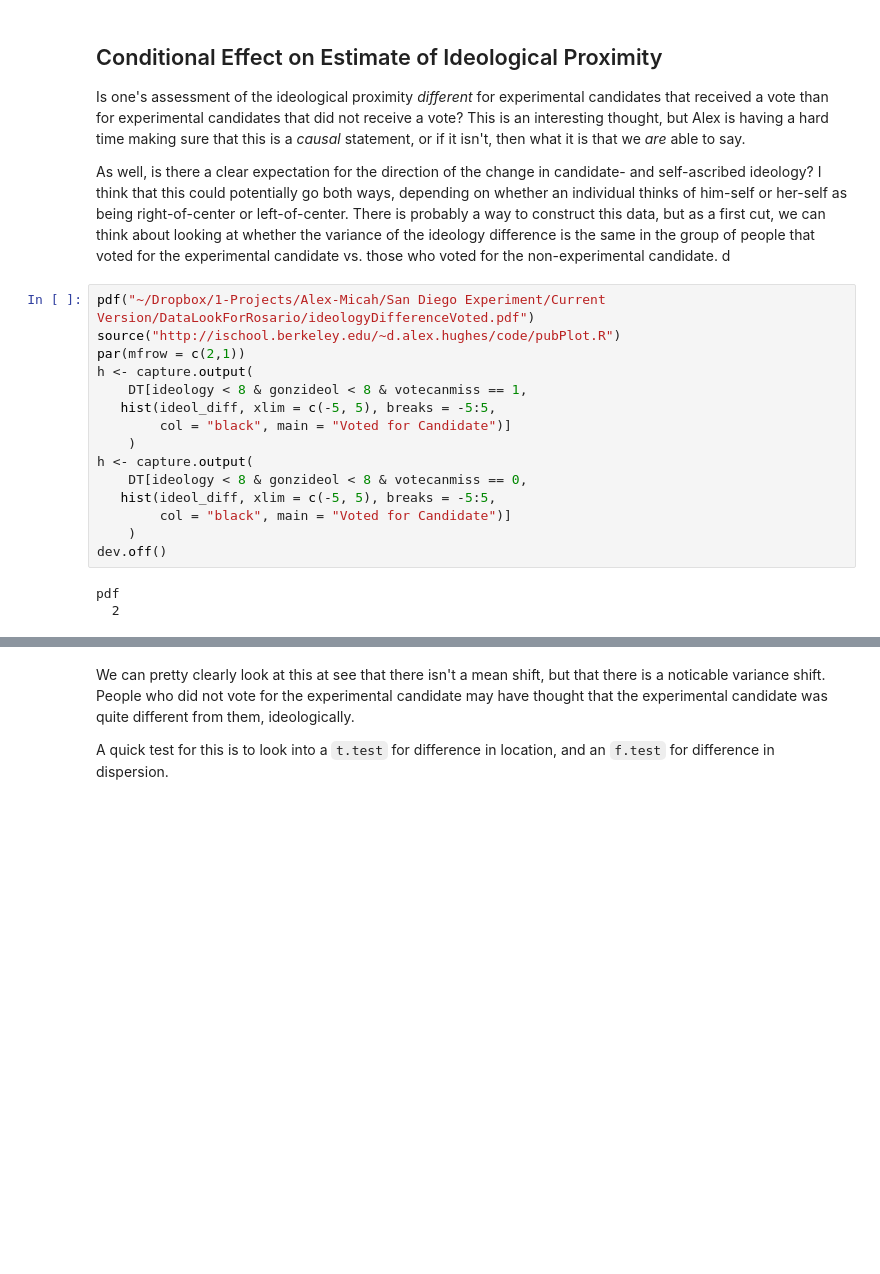
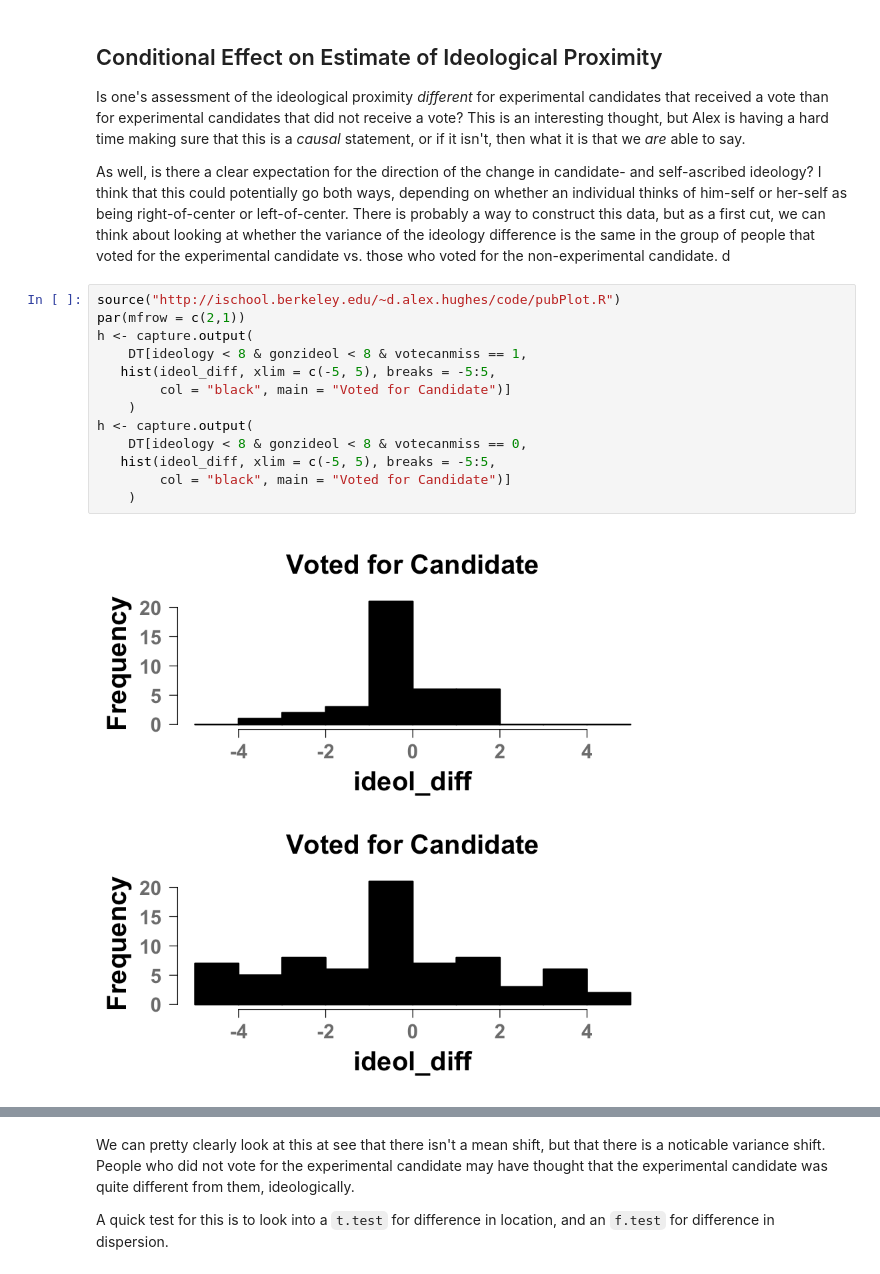
Before and after one commit to d-alex-hughes/sharing-mx-experiment, a Jupyter notebook: DataLooks.ipynb, the cells around one changed output, grey strips where cells are left out. Saved outputs shown, nothing was run; the diff lists cells and outputs as text; blank space fills up the shorter version.

Commit message:
linking images

```diff
--- a/DataLooks.ipynb
+++ b/DataLooks.ipynb
@@ -100,20 +100,17 @@ Is one's assessment of the ideological proximity *different* for experimental ca
 
 As well, is there a clear expectation for the direction of the change in candidate- and self-ascribed ideology? I think that this could potentially go both ways, depending on whether an individual thinks of him-self or her-self as being right-of-center or left-of-center. There is probably a way to construct this data, but as a first cut, we can think about looking at whether the variance of the ideology difference is the same in the group of people that voted for the experimental candidate vs. those who voted for the non-experimental candidate. d
 # %%
-pdf("~/Dropbox/1-Projects/Alex-Micah/San Diego Experiment/Current Version/DataLookForRosario/ideologyDifferenceVoted.pdf")
 source("http://ischool.berkeley.edu/~d.alex.hughes/code/pubPlot.R")
 par(mfrow = c(2,1))
 h <- capture.output(
     DT[ideology < 8 & gonzideol < 8 & votecanmiss == 1,
    hist(ideol_diff, xlim = c(-5, 5), breaks = -5:5,
         col = "black", main = "Voted for Candidate")]
     )
 h <- capture.output(
     DT[ideology < 8 & gonzideol < 8 & votecanmiss == 0,
    hist(ideol_diff, xlim = c(-5, 5), breaks = -5:5,
         col = "black", main = "Voted for Candidate")]
     )
-dev.off()
 # %% [output]
-pdf
-  2
+[figure, added]
```
Also changed, not shown: parts of 1 cell of this notebook.
